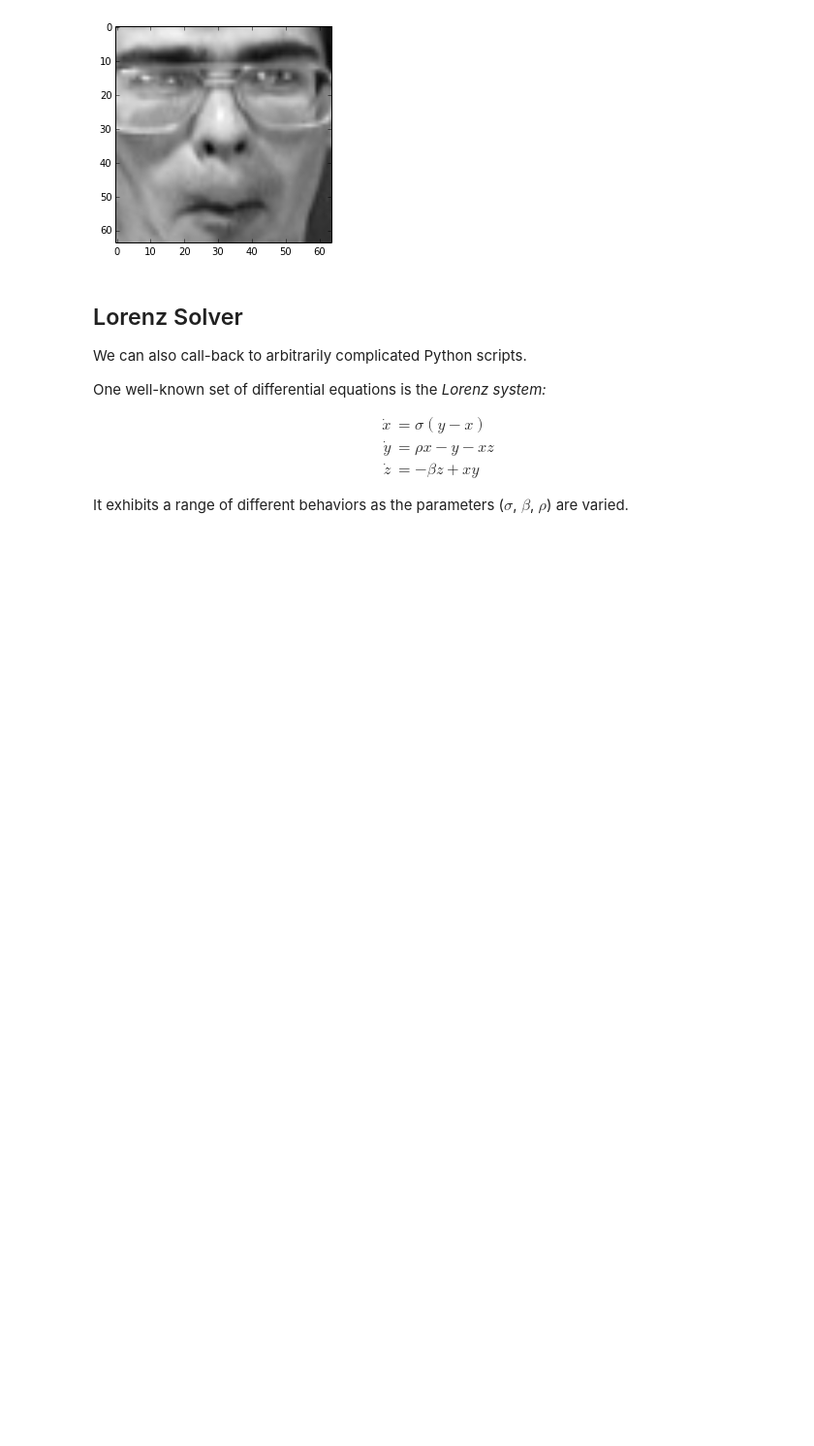
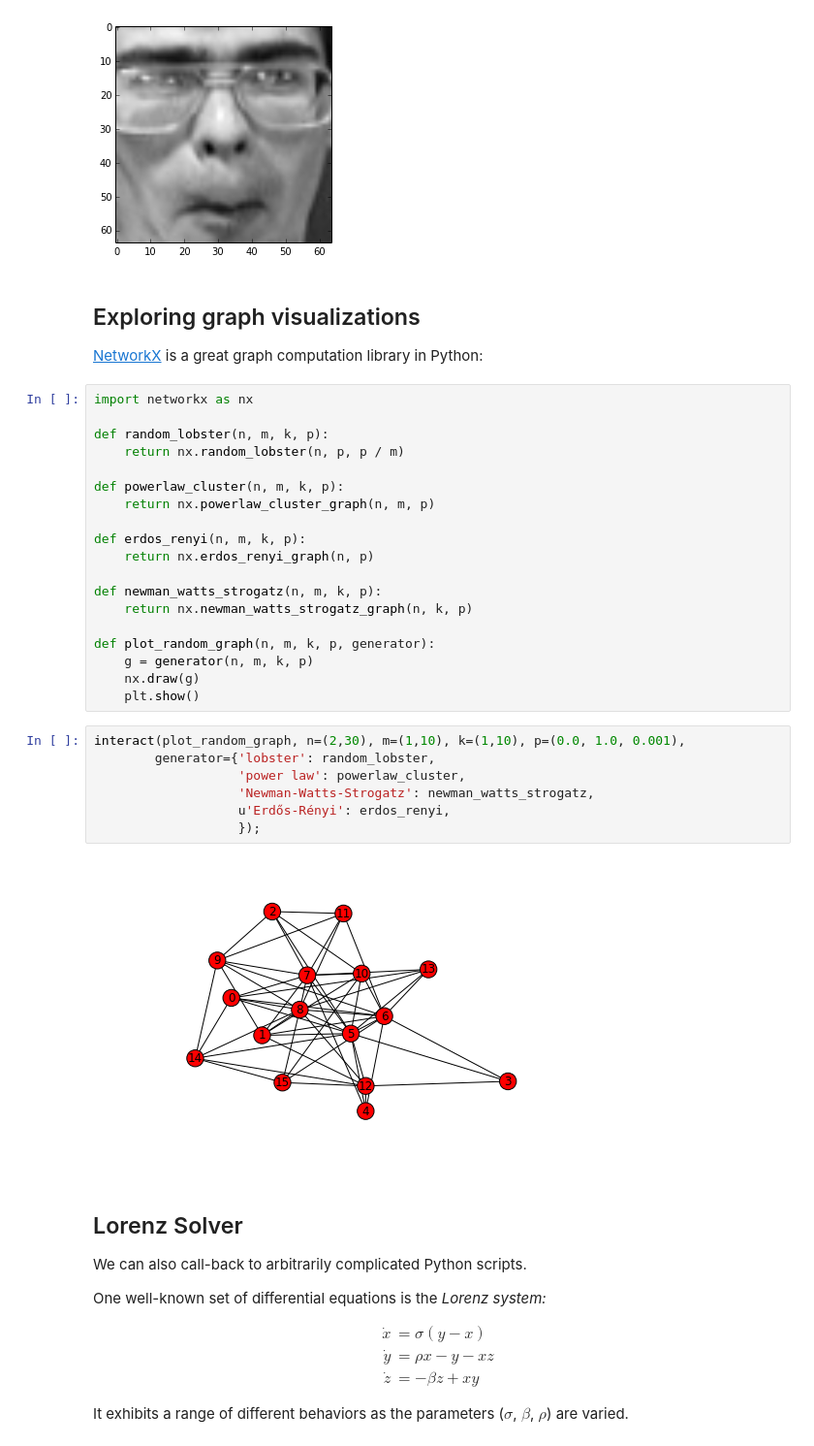
Before and after one commit to jakevdp/OpenVisConf2014, a Jupyter notebook: Interaction.ipynb, the cells around one changed output. Shown at 97% size. Cells and saved outputs as stored; diff of their text form; blank space fills up the shorter version.

```diff
--- a/Interaction.ipynb
+++ b/Interaction.ipynb
@@ -58,6 +58,38 @@ def browse_images(faces):
 browse_images(faces)
 # %% [output]
 [figure]
+# %% [markdown]
+## Exploring graph visualizations
+
+[NetworkX](http://networkx.github.io/) is a great graph computation library in Python:
+# %%
+import networkx as nx
+
+def random_lobster(n, m, k, p):
+    return nx.random_lobster(n, p, p / m)
+
+def powerlaw_cluster(n, m, k, p):
+    return nx.powerlaw_cluster_graph(n, m, p)
+
+def erdos_renyi(n, m, k, p):
+    return nx.erdos_renyi_graph(n, p)
+
+def newman_watts_strogatz(n, m, k, p):
+    return nx.newman_watts_strogatz_graph(n, k, p)
+
+def plot_random_graph(n, m, k, p, generator):
+    g = generator(n, m, k, p)
+    nx.draw(g)
+    plt.show()
+# %%
+interact(plot_random_graph, n=(2,30), m=(1,10), k=(1,10), p=(0.0, 1.0, 0.001),
+        generator={'lobster': random_lobster,
+                   'power law': powerlaw_cluster,
+                   'Newman-Watts-Strogatz': newman_watts_strogatz,
+                   u'Erdős-Rényi': erdos_renyi,
+                   });
+# %% [output]
+[figure, added]
 # %% [markdown]
 ## Lorenz Solver
 
```
Also changed, not shown: 5 other files.
